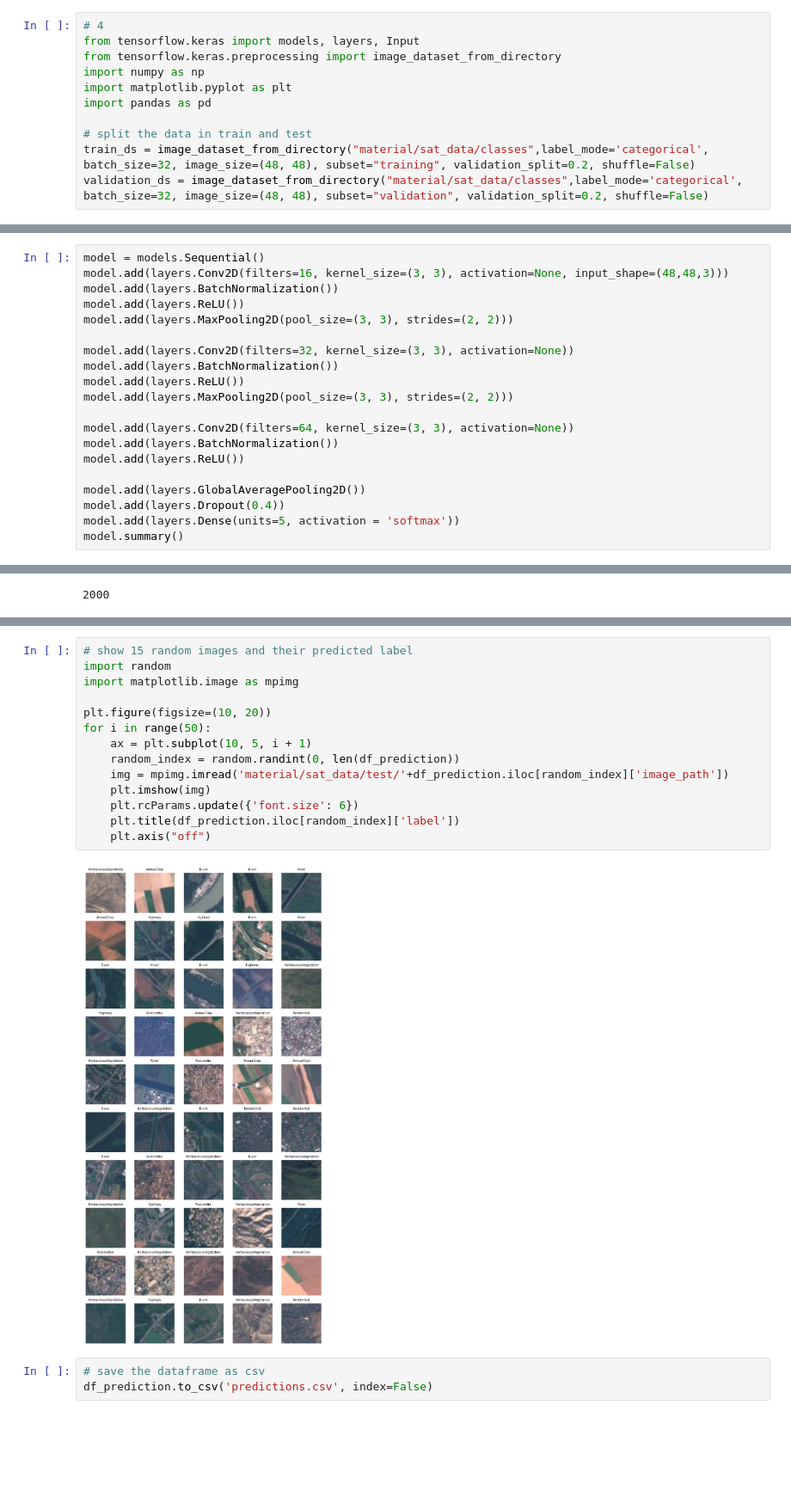
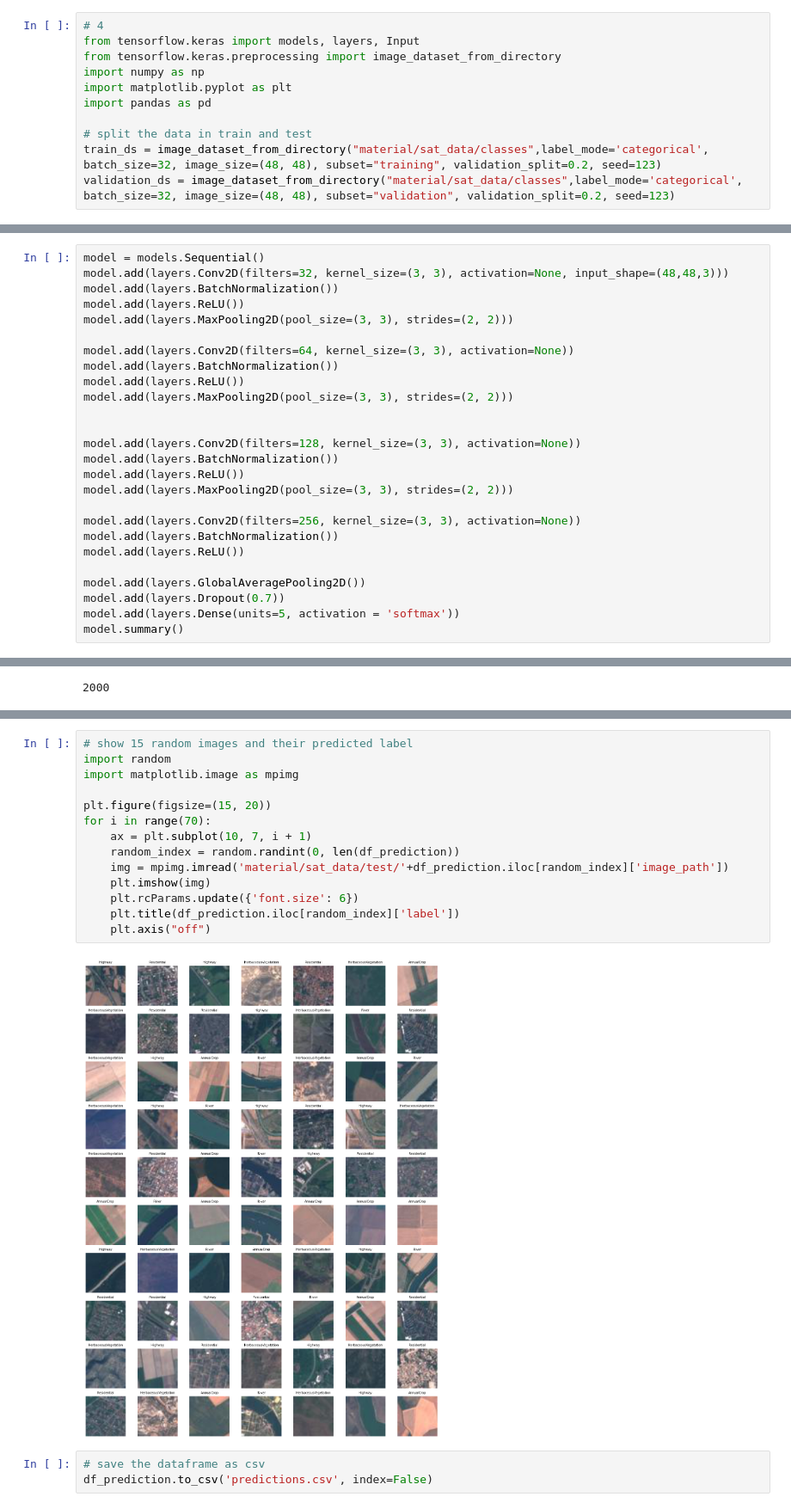
Before and after one commit to JanH8/Case-Study-Module-3, a Jupyter notebook: CaseStudyPython.ipynb, the cells around one changed output, grey strips where cells are left out. Shown at 86% size. Drawn from its saved outputs; the diff is of its cells as text; blank space fills up the shorter version.

```diff
--- a/CaseStudyPython.ipynb
+++ b/CaseStudyPython.ipynb
@@ -28,8 +28,8 @@ import matplotlib.pyplot as plt
 import pandas as pd
 
 # split the data in train and test
-train_ds = image_dataset_from_directory("material/sat_data/classes",label_mode='categorical', batch_size=32, image_size=(48, 48), subset="training", validation_split=0.2, shuffle=False)
-validation_ds = image_dataset_from_directory("material/sat_data/classes",label_mode='categorical', batch_size=32, image_size=(48, 48), subset="validation", validation_split=0.2, shuffle=False)
+train_ds = image_dataset_from_directory("material/sat_data/classes",label_mode='categorical', batch_size=32, image_size=(48, 48), subset="training", validation_split=0.2, seed=123)
+validation_ds = image_dataset_from_directory("material/sat_data/classes",label_mode='categorical', batch_size=32, image_size=(48, 48), subset="validation", validation_split=0.2, seed=123)
 # %% [output]
 Found 10000 files belonging to 5 classes.
 Using 8000 files for training.
@@ -61,11 +62,6 @@ for images, labels in train_ds.take(1):
 # %%
 model = models.Sequential()
-model.add(layers.Conv2D(filters=16, kernel_size=(3, 3), activation=None, input_shape=(48,48,3)))
-model.add(layers.BatchNormalization())
-model.add(layers.ReLU())
-model.add(layers.MaxPooling2D(pool_size=(3, 3), strides=(2, 2)))
-
-model.add(layers.Conv2D(filters=32, kernel_size=(3, 3), activation=None))
+model.add(layers.Conv2D(filters=32, kernel_size=(3, 3), activation=None, input_shape=(48,48,3)))
 model.add(layers.BatchNormalization())
 model.add(layers.ReLU())
 model.add(layers.MaxPooling2D(pool_size=(3, 3), strides=(2, 2)))
@@ -73,9 +69,20 @@ model.add(layers.MaxPooling2D(pool_size=(3, 3), strides=(2, 2)))
 model.add(layers.Conv2D(filters=64, kernel_size=(3, 3), activation=None))
 model.add(layers.BatchNormalization())
 model.add(layers.ReLU())
+model.add(layers.MaxPooling2D(pool_size=(3, 3), strides=(2, 2)))
+
+
+model.add(layers.Conv2D(filters=128, kernel_size=(3, 3), activation=None))
+model.add(layers.BatchNormalization())
+model.add(layers.ReLU())
+model.add(layers.MaxPooling2D(pool_size=(3, 3), strides=(2, 2)))
+
+model.add(layers.Conv2D(filters=256, kernel_size=(3, 3), activation=None))
+model.add(layers.BatchNormalization())
+model.add(layers.ReLU())
 
 model.add(layers.GlobalAveragePooling2D())
-model.add(layers.Dropout(0.4))
+model.add(layers.Dropout(0.7))
 model.add(layers.Dense(units=5, activation = 'softmax'))
 model.summary()
 # %% [output]
@@ -285,19 +302,19 @@ df_prediction.head()
 # %%
 # show 15 random images and their predicted label
 import random
 import matplotlib.image as mpimg
 
-plt.figure(figsize=(10, 20))
-for i in range(50):
-    ax = plt.subplot(10, 5, i + 1)
+plt.figure(figsize=(15, 20))
+for i in range(70):
+    ax = plt.subplot(10, 7, i + 1)
     random_index = random.randint(0, len(df_prediction))
     img = mpimg.imread('material/sat_data/test/'+df_prediction.iloc[random_index]['image_path'])
     plt.imshow(img)
     plt.rcParams.update({'font.size': 6})
     plt.title(df_prediction.iloc[random_index]['label'])
     plt.axis("off")
 # %% [output]
-[figure, old version]
+[figure, new version]
 # %%
 # save the dataframe as csv
 df_prediction.to_csv('predictions.csv', index=False)
```
Also changed, not shown: parts of 15 cells of this notebook, 4 other files.
